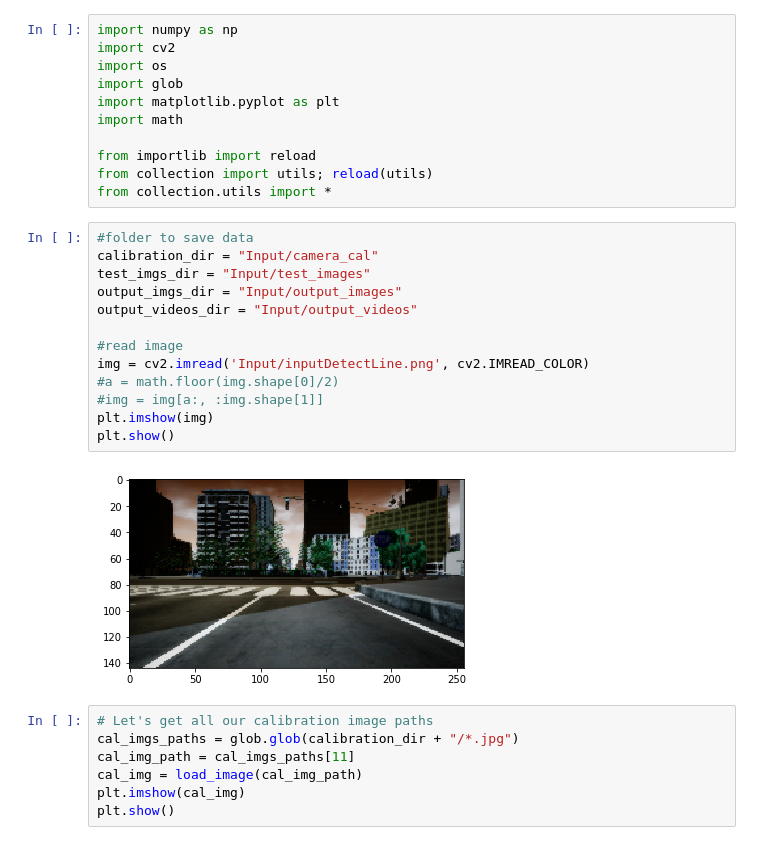
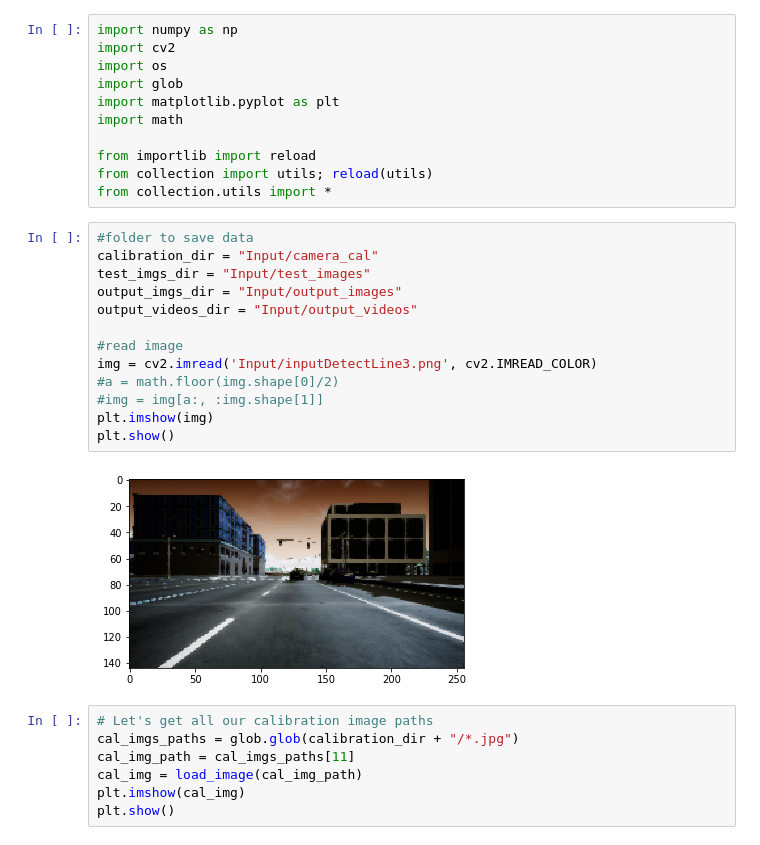
Before and after one commit to namnh97/Car-ML, a Jupyter notebook: car/Advance_Detect_Lane.ipynb, the cells around one changed output. Saved outputs shown, nothing was run; the diff lists cells and outputs as text.

```diff
--- a/car/Advance_Detect_Lane.ipynb
+++ b/car/Advance_Detect_Lane.ipynb
@@ -12,18 +12,18 @@ from collection.utils import *
 # %%
 #folder to save data
 calibration_dir = "Input/camera_cal"
 test_imgs_dir = "Input/test_images"
 output_imgs_dir = "Input/output_images"
 output_videos_dir = "Input/output_videos"
 
 #read image
-img = cv2.imread('Input/inputDetectLine.png', cv2.IMREAD_COLOR)
+img = cv2.imread('Input/inputDetectLine3.png', cv2.IMREAD_COLOR)
 #a = math.floor(img.shape[0]/2)
 #img = img[a:, :img.shape[1]]
 plt.imshow(img)
 plt.show()
 # %% [output]
-[figure, old version]
+[figure, new version]
 # %%
 # Let's get all our calibration image paths
 cal_imgs_paths = glob.glob(calibration_dir + "/*.jpg")
```
Also changed, not shown: parts of 16 cells of this notebook, 10 other files.
